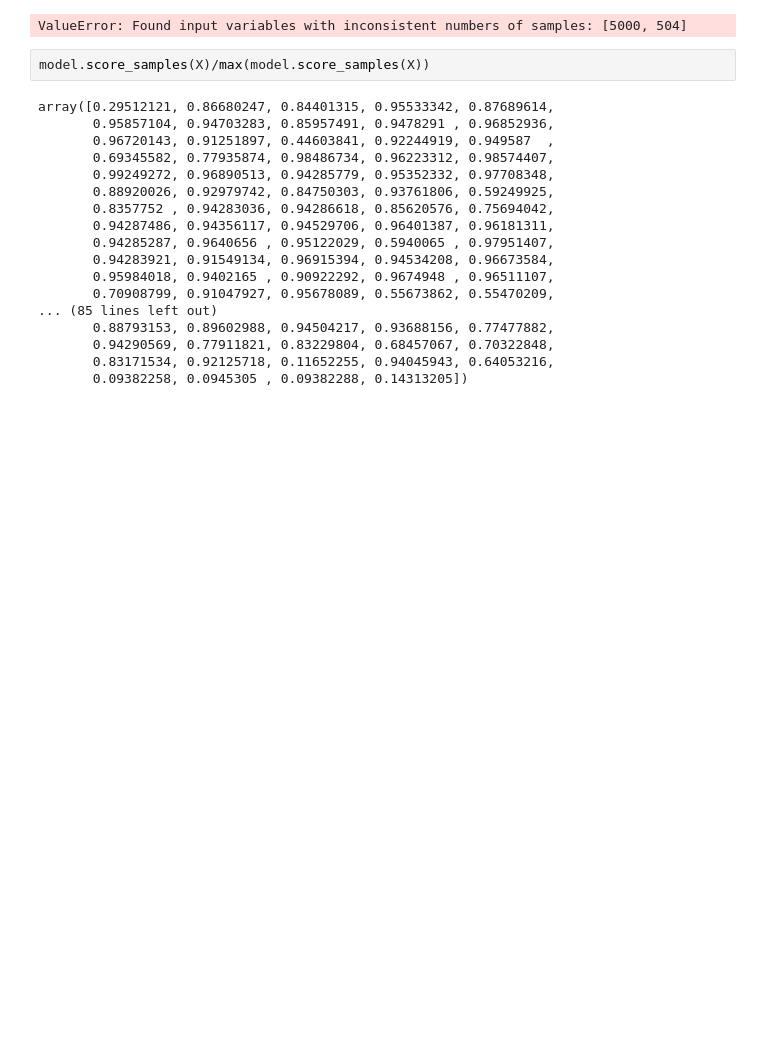
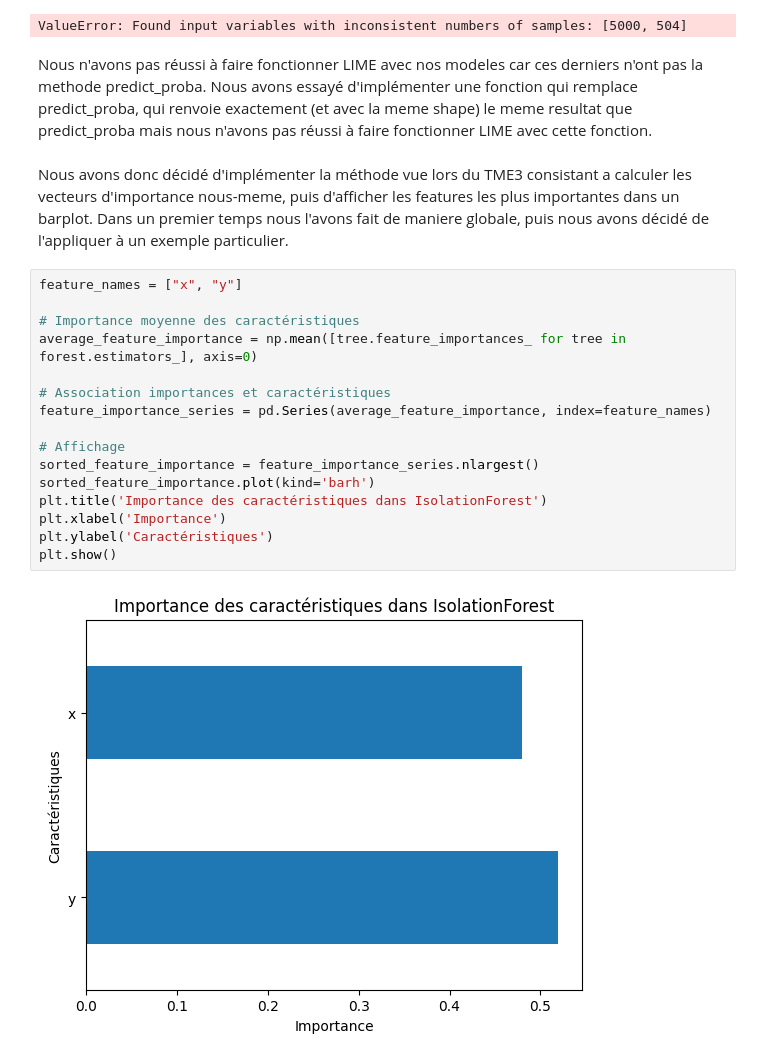
Before and after one commit to pidoux7/XAI, a Jupyter notebook: TME8/TME8.ipynb, the cells around one changed output. Drawn from its saved outputs; the diff is of its cells as text; blank space fills up the shorter version.

```diff
--- a/TME8/TME8.ipynb
+++ b/TME8/TME8.ipynb
@@ -208,23 +216,25 @@ plt.tight_layout()
 
   warnings.warn("""
 ValueError: Found input variables with inconsistent numbers of samples: [5000, 504]
+# %% [markdown]
+Nous n'avons pas réussi à faire fonctionner LIME avec nos modeles car ces derniers n'ont pas la methode predict_proba. Nous avons essayé d'implémenter une fonction qui remplace predict_proba, qui renvoie exactement (et avec la meme shape) le meme resultat que predict_proba mais nous n'avons pas réussi à faire fonctionner LIME avec cette fonction.
+# %% [markdown]
+Nous avons donc décidé d'implémenter la méthode vue lors du TME3 consistant a calculer les vecteurs d'importance nous-meme, puis d'afficher les features les plus importantes dans un barplot. Dans un premier temps nous l'avons fait de maniere globale, puis nous avons décidé de l'appliquer à un exemple particulier.
 # %%
-model.score_samples(X)/max(model.score_samples(X))
+feature_names = ["x", "y"]
+
+# Importance moyenne des caractéristiques
+average_feature_importance = np.mean([tree.feature_importances_ for tree in forest.estimators_], axis=0)
+
+# Association importances et caractéristiques
+feature_importance_series = pd.Series(average_feature_importance, index=feature_names)
+
+# Affichage
+sorted_feature_importance = feature_importance_series.nlargest()
+sorted_feature_importance.plot(kind='barh')
+plt.title('Importance des caractéristiques dans IsolationForest')
+plt.xlabel('Importance')
+plt.ylabel('Caractéristiques')
+plt.show()
 # %% [output]
-array([0.29512121, 0.86680247, 0.84401315, 0.95533342, 0.87689614,
-       0.95857104, 0.94703283, 0.85957491, 0.9478291 , 0.96852936,
-       0.96720143, 0.91251897, 0.44603841, 0.92244919, 0.949587  ,
-       0.69345582, 0.77935874, 0.98486734, 0.96223312, 0.98574407,
-       0.99249272, 0.96890513, 0.94285779, 0.95352332, 0.97708348,
-       0.88920026, 0.92979742, 0.84750303, 0.93761806, 0.59249925,
-       0.8357752 , 0.94283036, 0.94286618, 0.85620576, 0.75694042,
-       0.94287486, 0.94356117, 0.94529706, 0.96401387, 0.96181311,
-       0.94285287, 0.9640656 , 0.95122029, 0.5940065 , 0.97951407,
-       0.94283921, 0.91549134, 0.96915394, 0.94534208, 0.96673584,
-       0.95984018, 0.9402165 , 0.90922292, 0.9674948 , 0.96511107,
-       0.70908799, 0.91047927, 0.95678089, 0.55673862, 0.55470209,
-... (85 lines left out)
-       0.88793153, 0.89602988, 0.94504217, 0.93688156, 0.77477882,
-       0.94290569, 0.77911821, 0.83229804, 0.68457067, 0.70322848,
-       0.83171534, 0.92125718, 0.11652255, 0.94045943, 0.64053216,
-       0.09382258, 0.0945305 , 0.09382288, 0.14313205])
+[figure, added]
```
Also changed, not shown: parts of 12 cells of this notebook.
